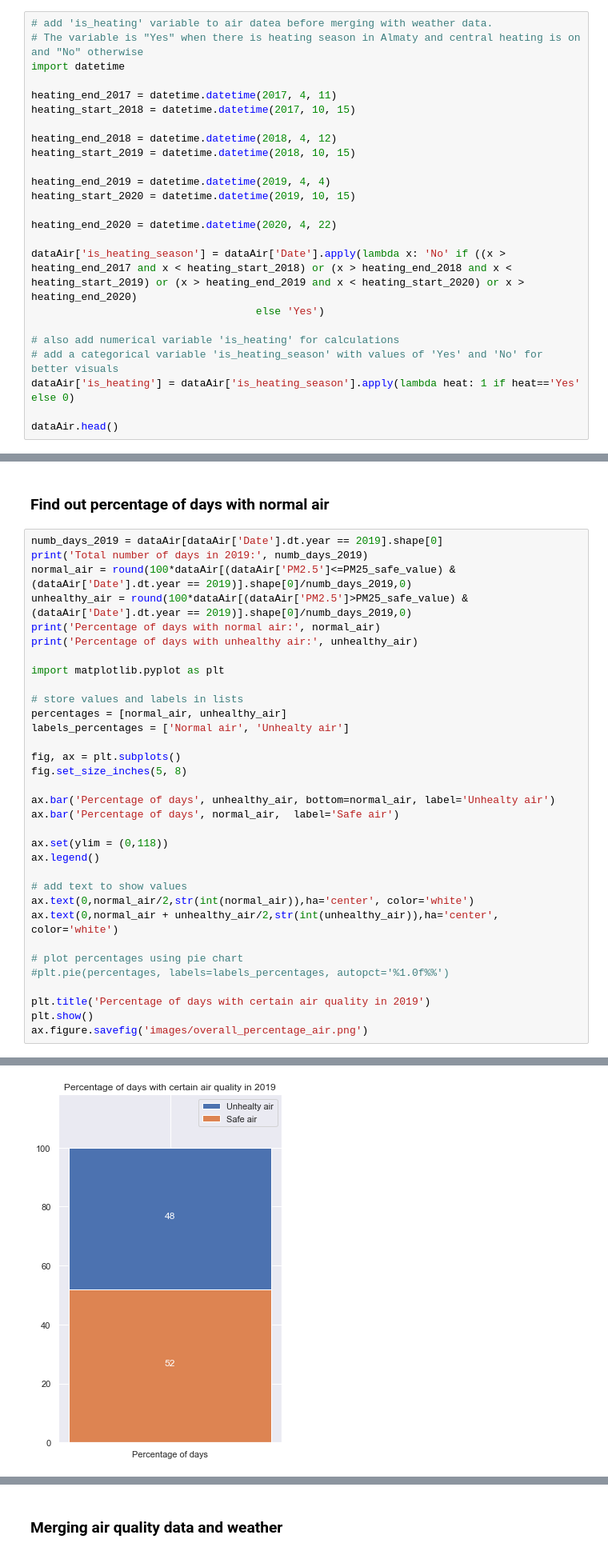
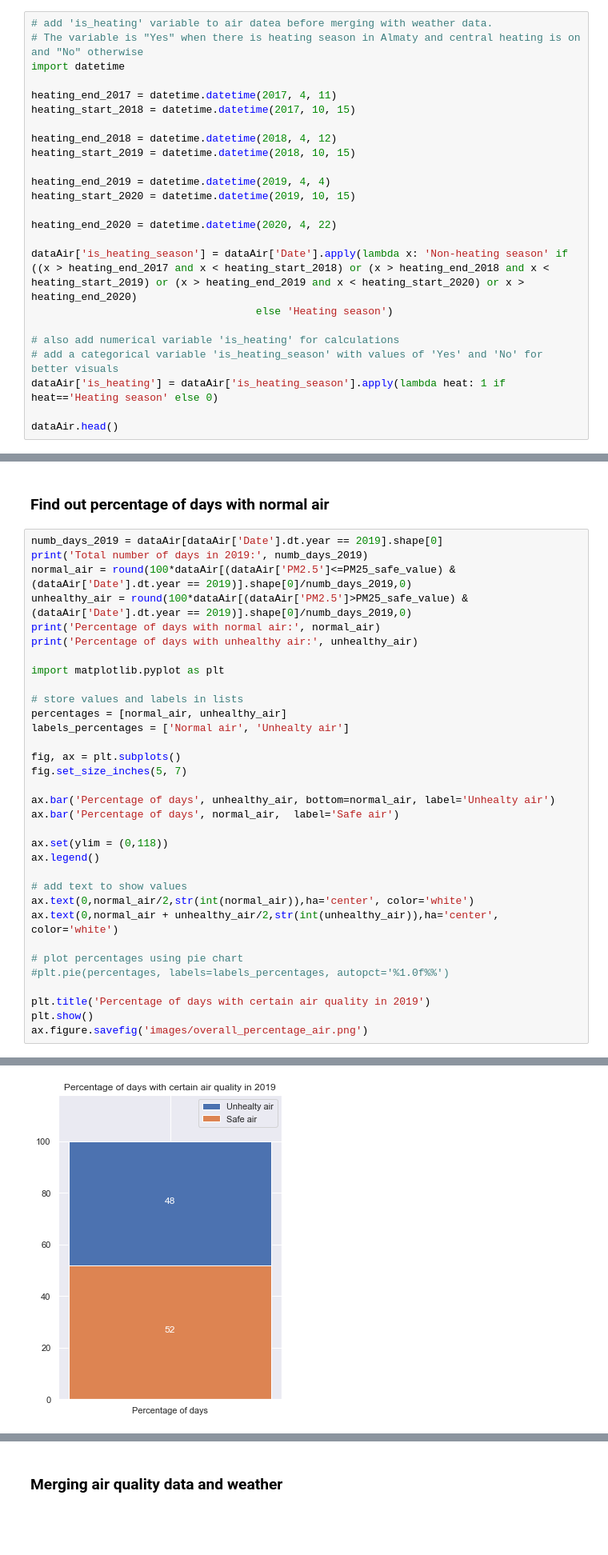
Before and after one commit to alibekU/almaty_air_2020, a Jupyter notebook: analysis_pm25.ipynb, the cells around one changed output, grey strips where cells are left out. Shown at 80% size. Saved outputs shown, nothing was run; the diff lists cells and outputs as text; blank space fills up the shorter version.

```diff
--- a/analysis_pm25.ipynb
+++ b/analysis_pm25.ipynb
@@ -438,12 +438,12 @@ heating_start_2020 = datetime.datetime(2019, 10, 15)
 
 heating_end_2020 = datetime.datetime(2020, 4, 22)
 
-dataAir['is_heating_season'] = dataAir['Date'].apply(lambda x: 'No' if ((x > heating_end_2017 and x < heating_start_2018) or (x > heating_end_2018 and x < heating_start_2019) or (x > heating_end_2019 and x < heating_start_2020) or x > heating_end_2020)
-                                    else 'Yes')
+dataAir['is_heating_season'] = dataAir['Date'].apply(lambda x: 'Non-heating season' if ((x > heating_end_2017 and x < heating_start_2018) or (x > heating_end_2018 and x < heating_start_2019) or (x > heating_end_2019 and x < heating_start_2020) or x > heating_end_2020)
+                                    else 'Heating season')
 
 # also add numerical variable 'is_heating' for calculations
 # add a categorical variable 'is_heating_season' with values of 'Yes' and 'No' for better visuals
-dataAir['is_heating'] = dataAir['is_heating_season'].apply(lambda heat: 1 if heat=='Yes' else 0)
+dataAir['is_heating'] = dataAir['is_heating_season'].apply(lambda heat: 1 if heat=='Heating season' else 0)
 
 dataAir.head()
 # %% [output]
@@ -496,32 +496,32 @@ print('Percentage of days with normal air:', normal_air)
 print('Percentage of days with unhealthy air:', unhealthy_air)
 
 import matplotlib.pyplot as plt
 
 # store values and labels in lists
 percentages = [normal_air, unhealthy_air]
 labels_percentages = ['Normal air', 'Unhealty air']
 
 fig, ax = plt.subplots()
-fig.set_size_inches(5, 8)
+fig.set_size_inches(5, 7)
 
 ax.bar('Percentage of days', unhealthy_air, bottom=normal_air, label='Unhealty air')
 ax.bar('Percentage of days', normal_air,  label='Safe air')
 
 ax.set(ylim = (0,118))
 ax.legend()
 
 # add text to show values
 ax.text(0,normal_air/2,str(int(normal_air)),ha='center', color='white')
 ax.text(0,normal_air + unhealthy_air/2,str(int(unhealthy_air)),ha='center', color='white')
 
 # plot percentages using pie chart
 #plt.pie(percentages, labels=labels_percentages, autopct='%1.0f%%')
 
 plt.title('Percentage of days with certain air quality in 2019')
 plt.show()
 ax.figure.savefig('images/overall_percentage_air.png')
 # %% [output]
 Total number of days in 2019: 365
 Percentage of days with normal air: 52.0
 Percentage of days with unhealthy air: 48.0
-[figure, old version]
+[figure, new version]
```
Also changed, not shown: parts of 22 cells of this notebook.
